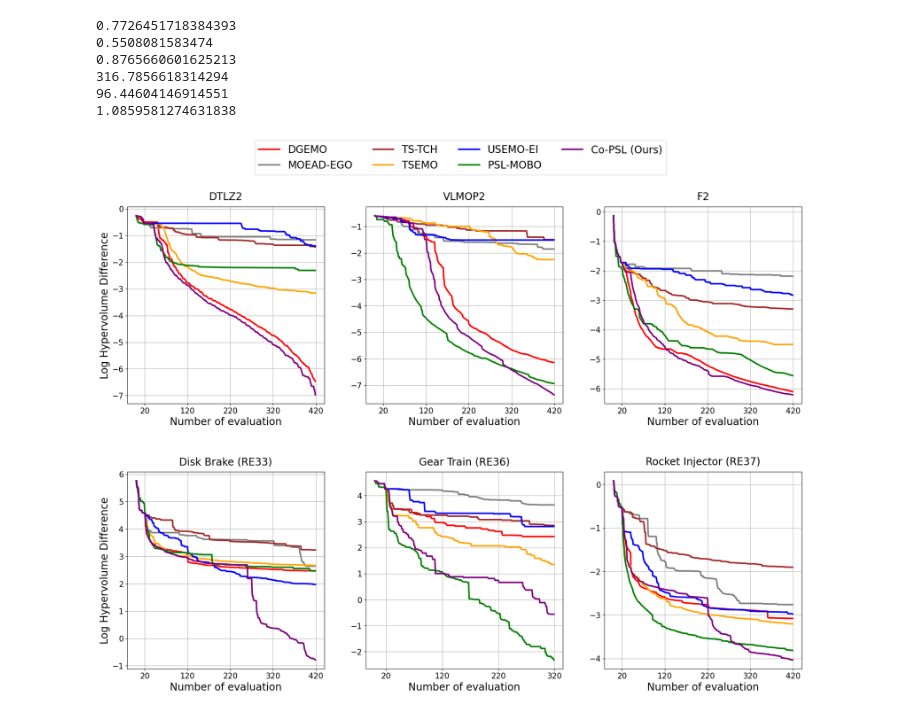
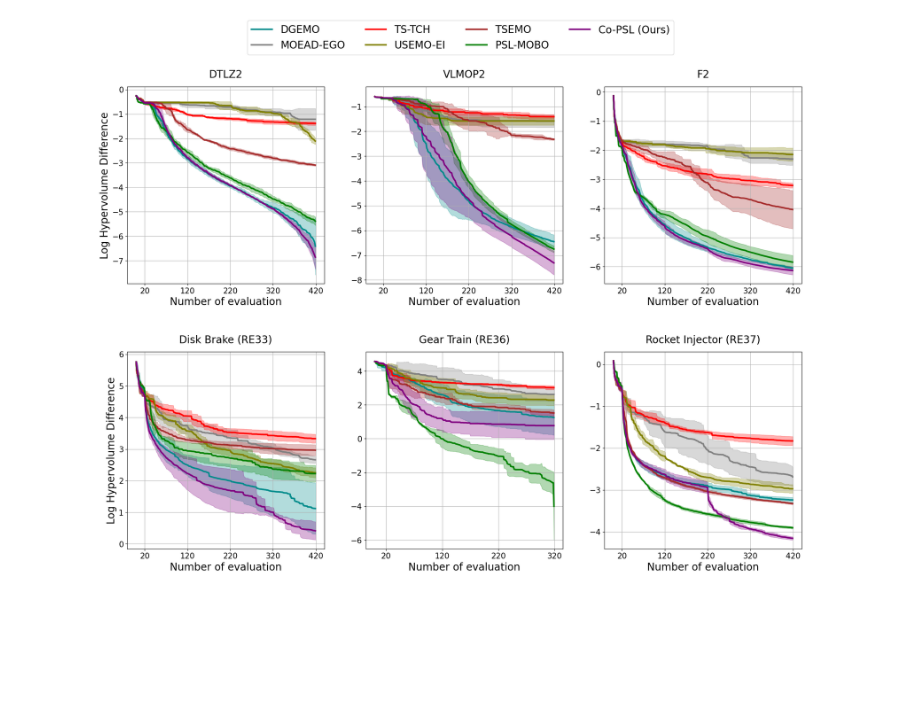
Before and after one commit to quanghuy0497/Co_PSL_unofficial, a Jupyter notebook: plot_LHD_final.ipynb, the cells around one changed output. Cells and saved outputs as stored; diff of their text form; code cells hidden in the pictures; blank space fills up the shorter version.

Commit message:
Update results and plots before submit AAAI24

```diff
--- a/plot_LHD_final.ipynb
+++ b/plot_LHD_final.ipynb
@@ -9,9 +9,9 @@ from pymoo.config import Config
 Config.warnings['not_compiled'] = False
 from problem import get_problem
 # %%
-color_code = ['red', 'grey', 'brown', 'orange', 'blue', 'green', 'purple']
+color_code = ['darkcyan', 'grey', 'red', 'olive', 'brown', 'green', 'purple']
 
-methods = ['DGEMO', 'MOEAD-EGO', 'TS-TCH', 'TSEMO', 'USEMO-EI', 'PSL-MOBO', 'Co-PSL']
+methods = ['DGEMO', 'MOEAD-EGO', 'TS-TCH', 'USEMO-EI', 'TSEMO', 'PSL-MOBO', 'Co-PSL']
 
 problem_names = ['DTLZ2', 'VLMOP2', 'F2', 'RE33', 'RE36', 'RE37']
 
@@ -43,45 +44,45 @@ def computeHV(problem_name = "DTLZ2", n_dim = 5):
 # %%
 fig, axs = plt.subplots(figsize = (20, 15), ncols = 3, nrows=2, layout="constrained")
 axs = axs.flatten()
 fig.tight_layout(pad=5.0)
 for index, problem_name in enumerate(problem_names):
     axs[index].set_box_aspect(1)
-    n_dim = 6 if problem_name in ['F2', 'DTLZ2'] else 4
-    log_dir = f"weight/{problem_name}_{n_dim}_dim"
+    log_dir = f"weight/{problem_name}"
+    n_dim = 6 if problem_name in ['F2', 'DTLZ2', 'VLMOP2'] else 4
     problem = get_problem(problem_name)
     ref_point = problem.nadir_point
     ref_point = [1.1 * x  for x in ref_point]
     hv = HV(ref_point=np.array(ref_point))
     truth_pareto = np.load(f'{log_dir}/TrueParetoFront.npy')
     max_HV = hv(truth_pareto)
-    k =0
-    for method in methods:
-        hv_result = np.load(f'{log_dir}/HV_{problem_name}_Y_{n_dim}_{method}.npy')
+    for k, method in enumerate(methods):
+        hv_results = np.load(f'{log_dir}/HV_{problem_name}_Y_{n_dim}_{method}.npy')
+        n_eval = 420
         if problem_name == "RE36":
-            hv_result = hv_result[:320]
+            hv_results = hv_results[:, :320]
+            n_eval = 320
+
         if method == "Co-PSL": method = "Co-PSL (Ours)"
-        axs[index].plot(np.log(np.clip(max_HV - hv_result, a_min=1e-14, a_max=max_HV)), color=color_code[k], linewidth=3, label=f"{method}" if index == 0 else "")
-        k += 1
+        LHV = np.log(np.clip(max_HV - hv_results, a_min=1e-14, a_max=max_HV))
+        LHV_mean = np.mean(LHV,0)
+        LHV_var = np.std(LHV, 0)
+
+        axs[index].plot(LHV_mean, color=color_code[k], linewidth=3, label=f"{method}" if index == 0 else "")
+        axs[index].fill_between(np.arange(0, n_eval, 1), LHV_mean - LHV_var, LHV_mean + LHV_var, color=color_code[k], alpha = 0.3)
 
     if index in [0, 3]:
         axs[index].set_ylabel("Log Hypervolume Difference", fontsize=font_size)
     axs[index].set_xlabel("Number of evaluation", fontsize=font_size)
     if problem_name == "RE36":
         x_label = [20, 120, 220, 320]
     else:
         x_label = [20, 120, 220, 320, 420]
     axs[index].set_xticks(x_label)
     axs[index].tick_params(axis='both', labelsize=font_size - 5)
     axs[index].grid()
-    axs[index].set_title(f"{problem_display_name[index]}", y = 1.02, fontsize=font_size)
+    axs[index].set_title(f"{problem_display_name[index]}", y = 1.03, fontsize=font_size)
 fig.legend(loc="upper center", bbox_to_anchor=(0.5, 1.05), ncols=4, fontsize=font_size)
 plt.savefig(f"visualization_plot/Result_LHD_final.pdf", bbox_inches='tight')
 plt.show()
 # %% [output]
-0.7726451718384393
-0.5508081583474
-0.8765660601625213
-316.7856618314294
-96.44604146914551
-1.0859581274631838
-[figure, old version]
+[figure, new version]
```
Also changed, not shown: parts of 1 cell of this notebook, 28 other files.
